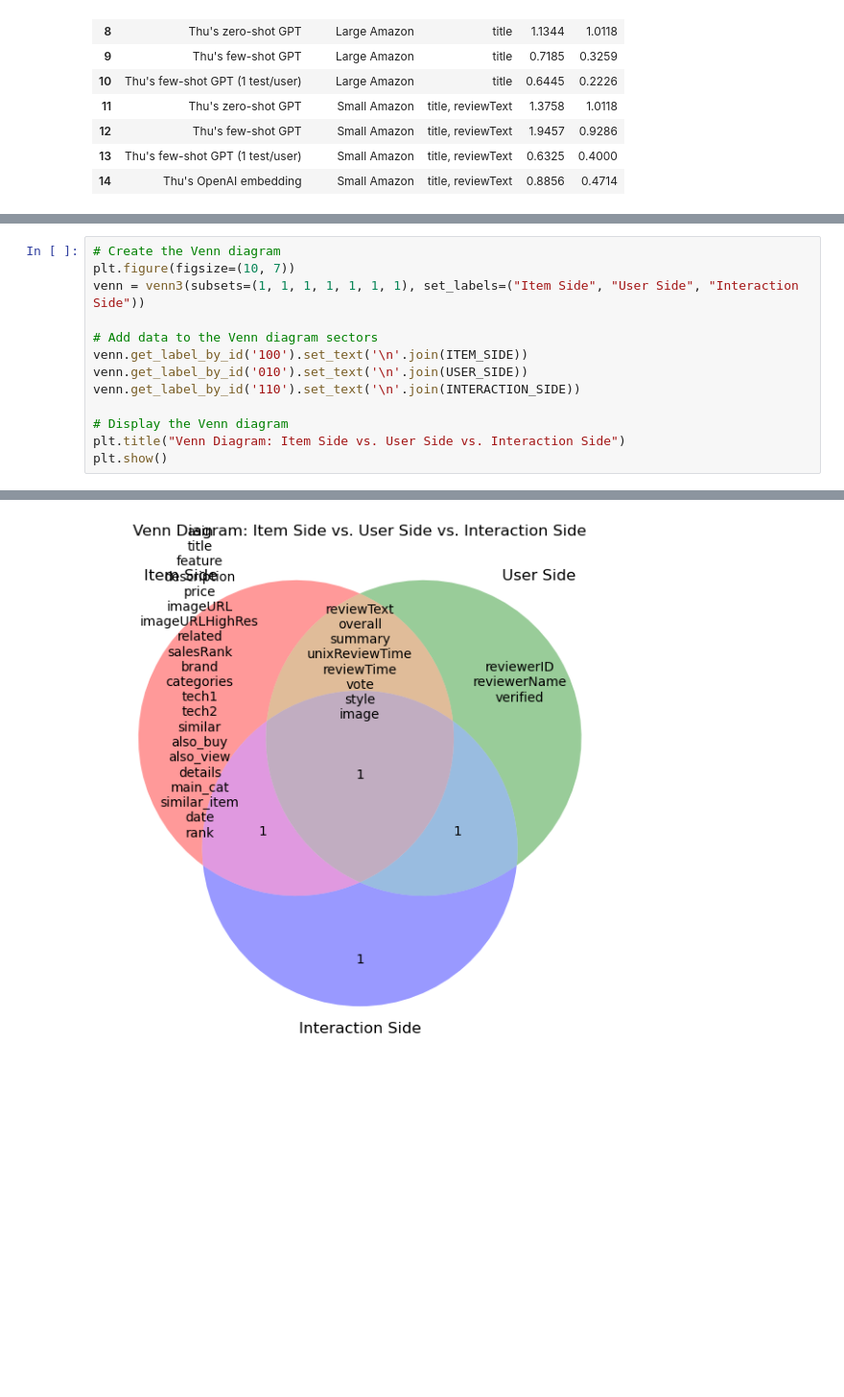
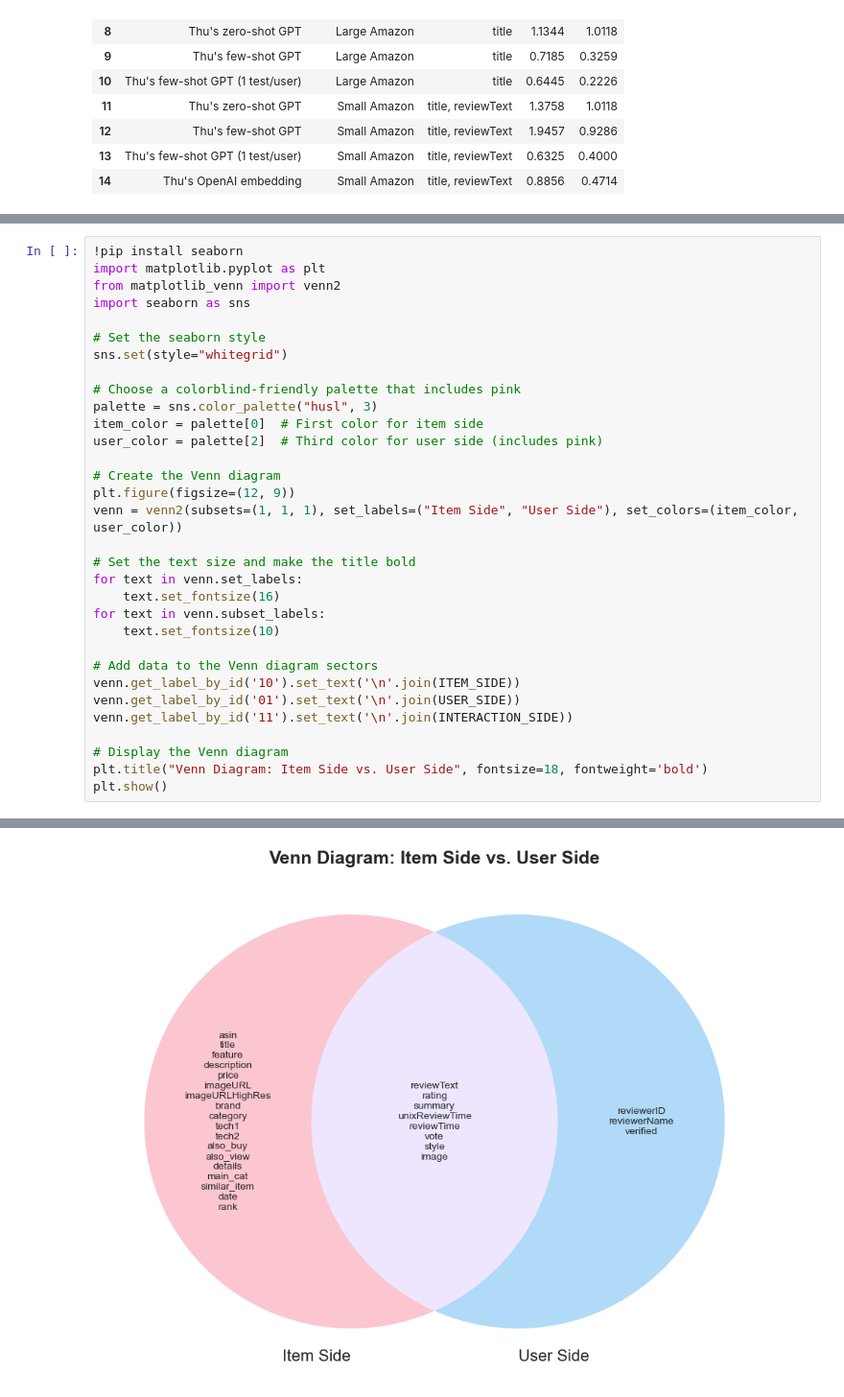
Before and after one commit to tnathu-ai/recommender-system-openAI, a Jupyter notebook: rec-sys/notebook/evaluation/amazon.ipynb, the cells around one changed output, grey strips where cells are left out. Shown: that part at 96% size. Drawn from its saved outputs; the diff is of its cells as text; blank space fills up the shorter version.

```diff
--- a/rec-sys/notebook/evaluation/amazon.ipynb
+++ b/rec-sys/notebook/evaluation/amazon.ipynb
@@ -220,14 +144,33 @@ AttributeError: 'NoneType' object has no attribute 'set_text'
 # %%
+!pip install seaborn
+import matplotlib.pyplot as plt
+from matplotlib_venn import venn2
+import seaborn as sns
+
+# Set the seaborn style
+sns.set(style="whitegrid")
+
+# Choose a colorblind-friendly palette that includes pink
+palette = sns.color_palette("husl", 3)
+item_color = palette[0]  # First color for item side
+user_color = palette[2]  # Third color for user side (includes pink)
+
 # Create the Venn diagram
-plt.figure(figsize=(10, 7))
-venn = venn3(subsets=(1, 1, 1, 1, 1, 1, 1), set_labels=("Item Side", "User Side", "Interaction Side"))
+plt.figure(figsize=(12, 9))
+venn = venn2(subsets=(1, 1, 1), set_labels=("Item Side", "User Side"), set_colors=(item_color, user_color))
+
+# Set the text size and make the title bold
+for text in venn.set_labels:
+    text.set_fontsize(16)
+for text in venn.subset_labels:
+    text.set_fontsize(10)
 
 # Add data to the Venn diagram sectors
-venn.get_label_by_id('100').set_text('\n'.join(ITEM_SIDE))
-venn.get_label_by_id('010').set_text('\n'.join(USER_SIDE))
-venn.get_label_by_id('110').set_text('\n'.join(INTERACTION_SIDE))
+venn.get_label_by_id('10').set_text('\n'.join(ITEM_SIDE))
+venn.get_label_by_id('01').set_text('\n'.join(USER_SIDE))
+venn.get_label_by_id('11').set_text('\n'.join(INTERACTION_SIDE))
 
 # Display the Venn diagram
-plt.title("Venn Diagram: Item Side vs. User Side vs. Interaction Side")
+plt.title("Venn Diagram: Item Side vs. User Side", fontsize=18, fontweight='bold')
 plt.show()
 # %% [output]
@@ -234,2 +191,2 @@ plt.show()
-[figure, old version]
+[figure, new version]
 # %%
```
Also changed, not shown: parts of 11 cells of this notebook, 8 other files.
